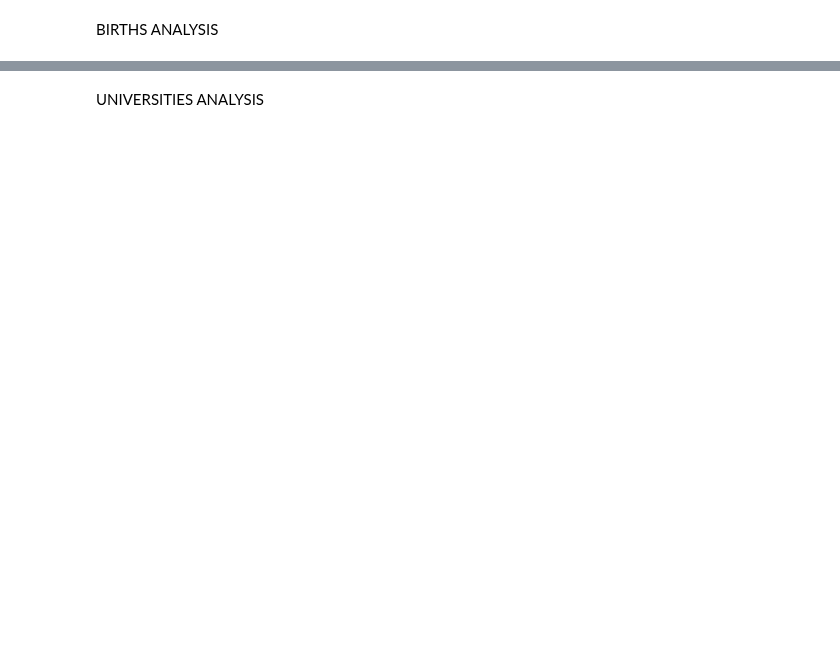
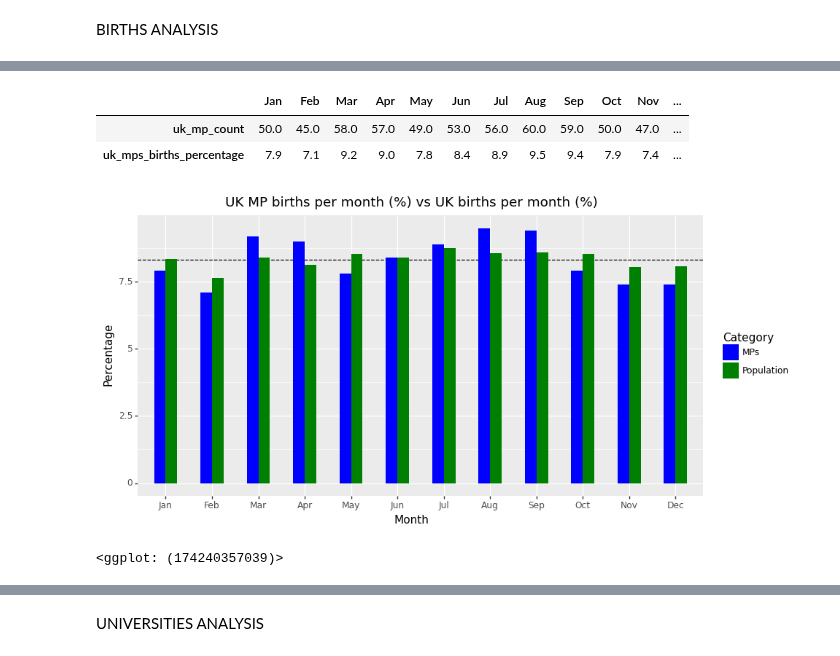
Before and after one commit to OjasSB/DS105, a Jupyter notebook: notebooks/UK.ipynb, the cells around one changed output, grey strips where cells are left out. Drawn from its saved outputs; the diff is of its cells as text; code cells hidden in the pictures; blank space fills up the shorter version.

Commit message:
Converting matplotlib to plotnine #9

```diff
--- a/notebooks/UK.ipynb
+++ b/notebooks/UK.ipynb
@@ -193,0 +240,6 @@ uk_mps_df
+# %%
+# Can just run from here each time
+uk_mps_df= pd.read_csv('../data/uk_mps_dataframe.csv')
+uk_mps_df['birth date'] = pd.to_datetime(uk_mps_df['birth date'])
+uk_mps_df['age'] = round((pd.to_datetime('today') - uk_mps_df['birth date'])/np.timedelta64(1,'Y'), 1)
+uk_mps_df
@@ -221,8 +313,27 @@ monthly_mp_data.index=['Jan','Feb','Mar','Apr','May','Jun','Jul','Aug','Sep','Oc
 monthly_mp_data['uk_mps_births_percentage']=(monthly_mp_data['name']/monthly_mp_data['name'].sum()*100).round(1)
 monthly_mp_data.rename(columns={'name':'uk_mp_count'},inplace=True)
 monthly_mp_data.transpose()
+# %% [output]
+|  | Jan | Feb | Mar | Apr | May | Jun | Jul | Aug | Sep | Oct | Nov | ... |
+| uk_mp_count | 50.0 | 45.0 | 58.0 | 57.0 | 49.0 | 53.0 | 56.0 | 60.0 | 59.0 | 50.0 | 47.0 | ... |
+| uk_mps_births_percentage | 7.9 | 7.1 | 9.2 | 9.0 | 7.8 | 8.4 | 8.9 | 9.5 | 9.4 | 7.9 | 7.4 | ... |
 # %%
 merged_uk_df = pd.merge(monthly_mp_data,UK_UN_births_data,how='left',left_index=True,right_index=True)
 merged_uk_df['percentage_difference'] = (merged_uk_df['uk_mps_births_percentage'] - merged_uk_df['uk_population_births_percentage'])/merged_uk_df['uk_population_births_percentage']*100
-merged_uk_df
+merged_uk_df.index=pd.Categorical(merged_uk_df.index, categories=['Jan','Feb','Mar','Apr','May','Jun','Jul','Aug','Sep','Oct','Nov','Dec'], ordered=True)
+# %%
+# Make the plot below using plotnine
+# I want to plot the percentages of the number of UK MPs born in each month and the percentage of the UK population born in each month
+plot_df=pd.concat([merged_uk_df[['uk_mps_births_percentage']].rename(columns={'uk_mps_births_percentage':'percentage'})\
+                   ,merged_uk_df[['uk_population_births_percentage']].rename(columns={'uk_population_births_percentage':'percentage'})],axis=0).reset_index()
+plot_df['Category']=['MPs' if i<12 else 'Population' for i in range(24)]
+ggplot(plot_df,aes(x='index',y='percentage',fill='Category'))\
+    + geom_hline(yintercept=8.33, linetype='dashed', color='black') \
+    + geom_bar(stat='identity', position='dodge', width=0.5) \
+    + labs(x='Month', y='Percentage', title='UK MP births per month (%) vs UK births per month (%)') \
+    + theme(figure_size=(10, 5))\
+    + scale_fill_manual(values=['blue','green'])
+# %% [output]
+[figure, added]
+<ggplot: (174240357039)>
 # %%
```
Also changed, not shown: parts of 23 cells of this notebook, 2 other files.
